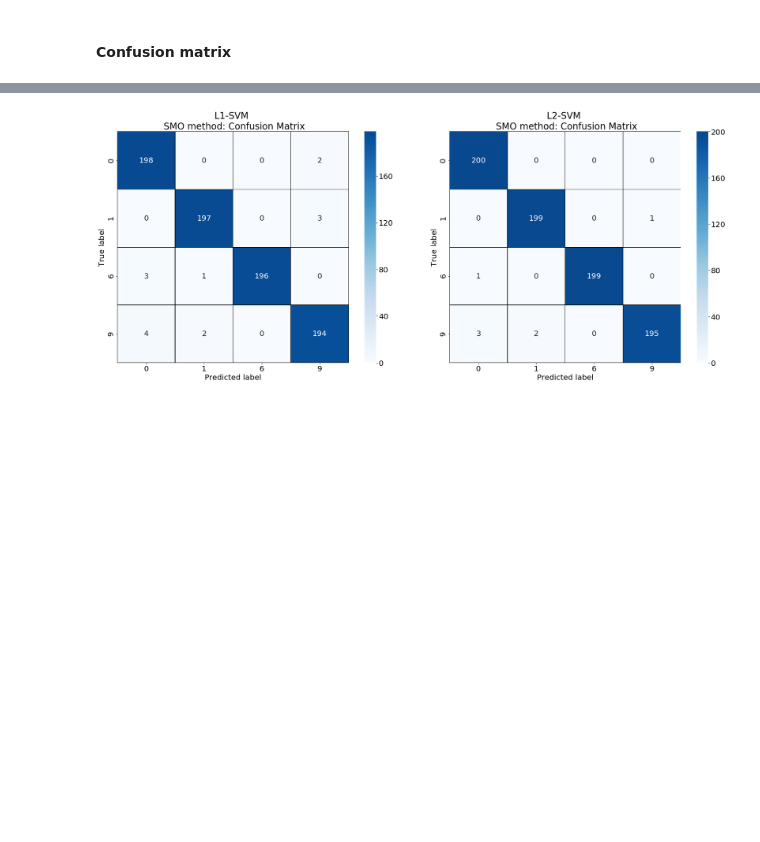
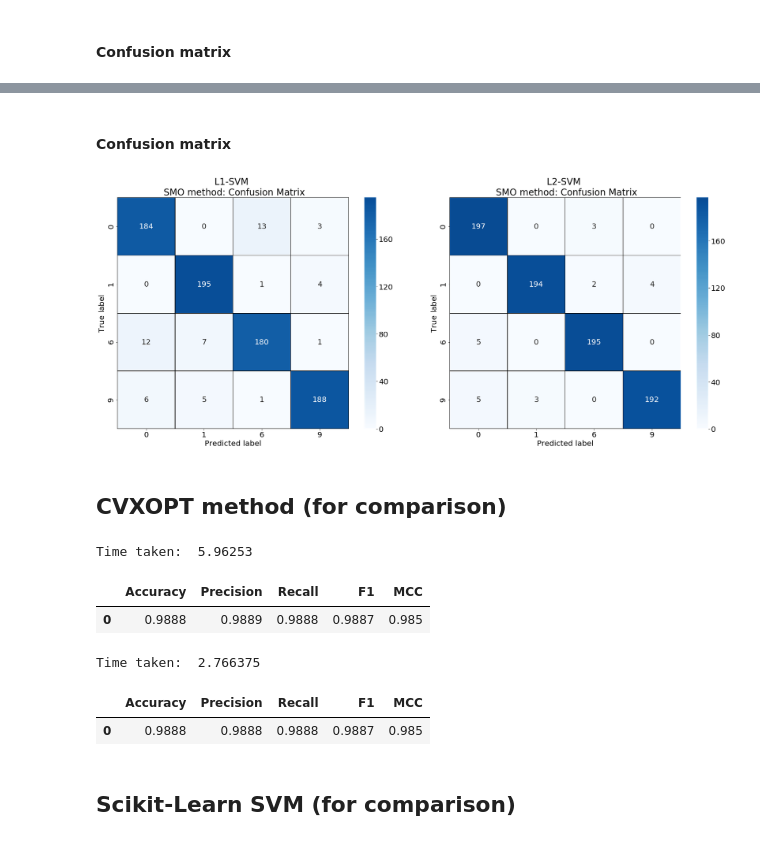
Before and after one commit to udeepam/svm, a Jupyter notebook: notebooks/main.ipynb, the cells around one changed output, grey strips where cells are left out. Saved outputs shown, nothing was run; the diff lists cells and outputs as text; code cells hidden in the pictures; blank space fills up the shorter version.

```diff
--- a/notebooks/main.ipynb
+++ b/notebooks/main.ipynb
@@ -39,6 +46,7 @@ Number of test samples:            800
 Distribution of training samples:  Counter({6: 200, 9: 200, 0: 200, 1: 200})
 # %%
 # Visualise data
+plt.rcParams.update({'font.size': 16})
 fig, (ax1, ax2, ax3, ax4) = plt.subplots(1,4, figsize=(35,35))
 imx, imy = (28,28)
 visual = np.reshape(x_train[2], (imx,imy))
@@ -53,5 +61,6 @@ ax3.imshow(visual, vmin=0, vmax=1)
 visual = np.reshape(x_train[8], (imx,imy))
 ax4.set_title("Example Data Image, y="+str(int(y_train[8])))
 ax4.imshow(visual, vmin=0, vmax=1)
+# plt.savefig("report/report_pics/data.pdf", format="pdf")
 # %% [output]
 <matplotlib.image.AxesImage at 0x...>
@@ -63,7 +67,0 @@ ax4.imshow(visual, vmin=0, vmax=1)
-# %%
-from sklearn.svm import SVC as cheatSVM
-cheat_svm = cheatSVM(C=1.0,
-                     kernel='rbf',
-                     decision_function_shape='ovo')
-cheat_svm.fit(x_train, y_train)
-cheat_pred = cheat_svm.predict(x_test)
@@ -238,31 +392,81 @@ L2_conf_matrix = confusion_matrix(y_test, L2_yhat, normalize=None)
+# %% [markdown]
+#### Confusion matrix
+# %%
+L1_smo_conf_matrix = confusion_matrix(y_test, L1_barrier_yhat, normalize=None)
+L2_smo_conf_matrix = confusion_matrix(y_test, L2_barrier_yhat, normalize=None)
 # %%
 fig, (ax1, ax2) = plt.subplots(1,2, figsize=(25,10))
 plt.rcParams.update({'font.size': 20})
-# Plot averaged confusion matrix
-df_cm = pd.DataFrame(L1_conf_matrix,
+# Plot confusion matrix L1-SVM
+df_cm = pd.DataFrame(L1_smo_conf_matrix,
                      index=np.unique(y_test),
                      columns=np.unique(y_test))
 sns.heatmap(df_cm, annot=True, fmt='', cmap='Blues',
             cbar=True, square=True, center=110,
             linewidths=.1, linecolor='black', ax=ax1)
 ax1.set_ylim((4,0))
 ax1.set_title("L1-SVM \n SMO method: Confusion Matrix")
 ax1.set_ylabel('True label')
 ax1.set_xlabel('Predicted label')
 
-# Plot averaged confusion matrix
-df_cm = pd.DataFrame(L2_conf_matrix,
+# Plot confusion matrix L2-SVM
+df_cm = pd.DataFrame(L2_smo_conf_matrix,
                      index=np.unique(y_test),
                      columns=np.unique(y_test))
 sns.heatmap(df_cm, annot=True, fmt='', cmap='Blues',
             cbar=True, square=True, center=110,
             linewidths=.1, linecolor='black', ax=ax2)
-plt.ylim((4,0))
-plt.title("L2-SVM \n SMO method: Confusion Matrix")
-plt.ylabel('True label')
-plt.xlabel('Predicted label')
+ax2.set_ylim((4,0))
+ax2.set_title("L2-SVM \n SMO method: Confusion Matrix")
+ax2.set_ylabel('True label')
+ax2.set_xlabel('Predicted label')
+
 plt.tight_layout()
 # plt.savefig("report/report_pics/smo_confusion_matrix.pdf", format="pdf")
 plt.show()
 # %% [output]
-[figure, old version]
+[figure, new version]
+# %% [markdown]
+## CVXOPT method (for comparison)
+# %%
+# Initialise L1-SVM
+L1_cvxopt_svm = SVC(C=1.0,
+                    kernel="gauss",
+                    param='scale',
+                    decision_function_shape="ovo",
+                    loss_fn='L1',
+                    opt_algo="cvxopt")
+
+# CVXOPT fit
+L1_cvxopt_svm.fit(x_train_ovo, y_train_ovo)
+
+# Test
+L1_cvxopt_yhat = L1_cvxopt_svm.predict(x_test)
+print("Time taken: ", L1_cvxopt_svm.time_taken)
+measure_performance(y_test, L1_cvxopt_yhat, average="macro")
+# %% [output]
+Time taken:  5.96253
+|  | Accuracy | Precision | Recall | F1 | MCC |
+| 0 | 0.9888 | 0.9889 | 0.9888 | 0.9887 | 0.985 |
+# %%
+# Initialise L2-SVM
+L2_cvxopt_svm = SVC(C=1.0,
+                    kernel="gauss",
+                    param='scale',
+                    decision_function_shape="ovo",
+                    loss_fn='L2',
+                    opt_algo="cvxopt")
+
+# CVXOPT fit
+L2_cvxopt_svm.fit(x_train_ovo, y_train_ovo)
+
+# Test
+L2_cvxopt_yhat = L2_cvxopt_svm.predict(x_test)
+print("Time taken: ", L2_cvxopt_svm.time_taken)
+measure_performance(y_test, L2_cvxopt_yhat, average="macro")
+# %% [output]
+Time taken:  2.766375
+|  | Accuracy | Precision | Recall | F1 | MCC |
+| 0 | 0.9888 | 0.9888 | 0.9888 | 0.9887 | 0.985 |
+# %% [markdown]
+## Scikit-Learn SVM (for comparison)
```
Also changed, not shown: parts of 28 cells of this notebook, 8 other files.
